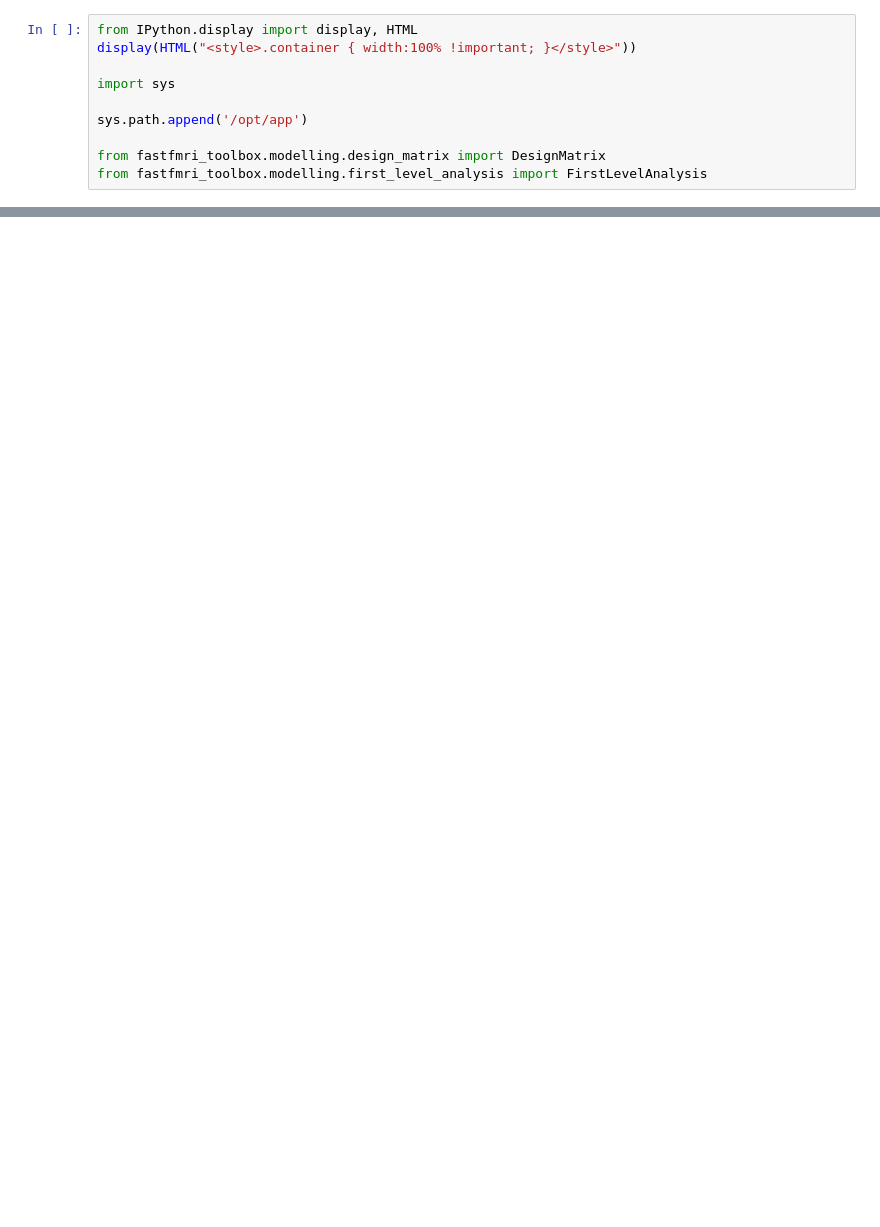
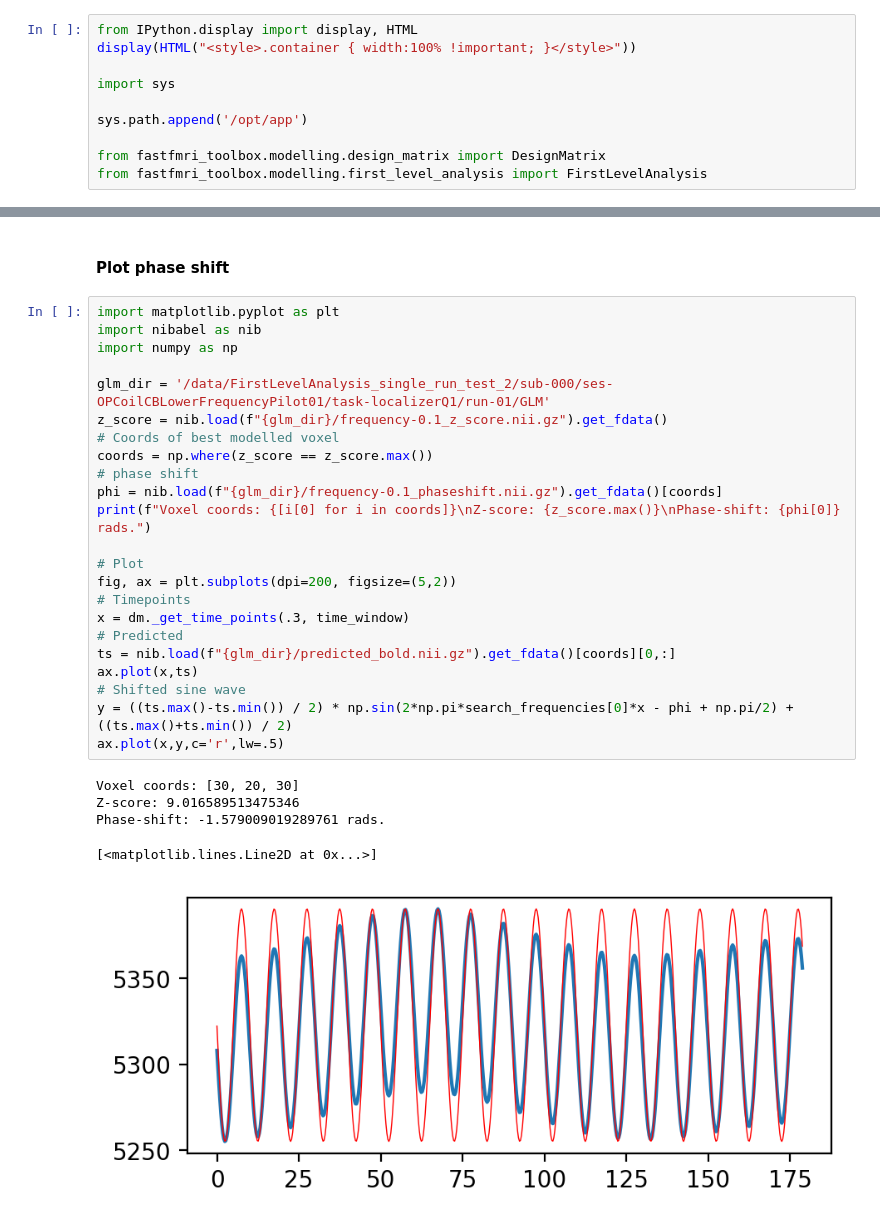
Before and after one commit to gnngo4/fastfmri_toolbox, a Jupyter notebook: notebooks/[Example] Frequency-based GLM.ipynb, the cells around one changed output, grey strips where cells are left out. Cells and saved outputs as stored; diff of their text form; blank space fills up the shorter version.

Commit message:
update frequency-based GLM notebook to include phase shift calculations

```diff
--- a/notebooks/[Example] Frequency-based GLM.ipynb
+++ b/notebooks/[Example] Frequency-based GLM.ipynb
@@ -67,0 +74,31 @@ fla.run_frequency_glm(out_windowed_bold = True, out_predicted = True, out_residu
+# %% [markdown]
+#### Plot phase shift
+# %%
+import matplotlib.pyplot as plt
+import nibabel as nib
+import numpy as np
+
+glm_dir = '/data/FirstLevelAnalysis_single_run_test_2/sub-000/ses-OPCoilCBLowerFrequencyPilot01/task-localizerQ1/run-01/GLM'
+z_score = nib.load(f"{glm_dir}/frequency-0.1_z_score.nii.gz").get_fdata()
+# Coords of best modelled voxel
+coords = np.where(z_score == z_score.max())
+# phase shift
+phi = nib.load(f"{glm_dir}/frequency-0.1_phaseshift.nii.gz").get_fdata()[coords]
+print(f"Voxel coords: {[i[0] for i in coords]}\nZ-score: {z_score.max()}\nPhase-shift: {phi[0]} rads.")
+
+# Plot
+fig, ax = plt.subplots(dpi=200, figsize=(5,2))
+# Timepoints
+x = dm._get_time_points(.3, time_window)
+# Predicted
+ts = nib.load(f"{glm_dir}/predicted_bold.nii.gz").get_fdata()[coords][0,:]
+ax.plot(x,ts)
+# Shifted sine wave
+y = ((ts.max()-ts.min()) / 2) * np.sin(2*np.pi*search_frequencies[0]*x - phi + np.pi/2) + ((ts.max()+ts.min()) / 2)
+ax.plot(x,y,c='r',lw=.5)
+# %% [output]
+Voxel coords: [30, 20, 30]
+Z-score: 9.016589513475346
+Phase-shift: -1.579009019289761 rads.
+[<matplotlib.lines.Line2D at 0x...>]
+[figure, added]
```
Also changed, not shown: parts of 5 cells of this notebook.
